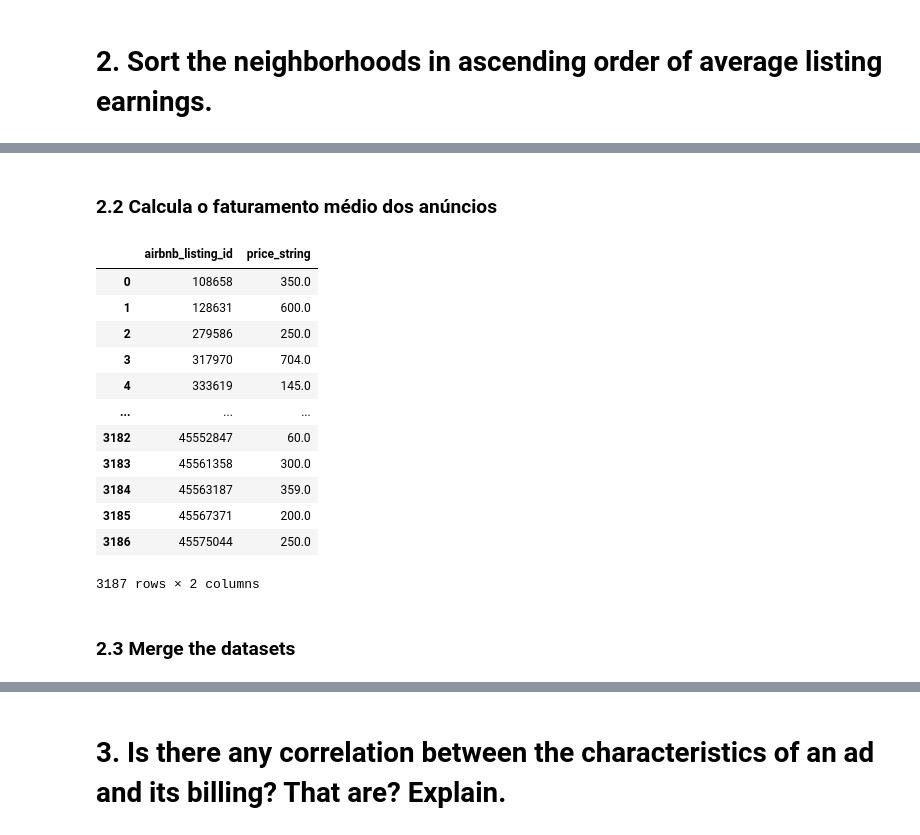
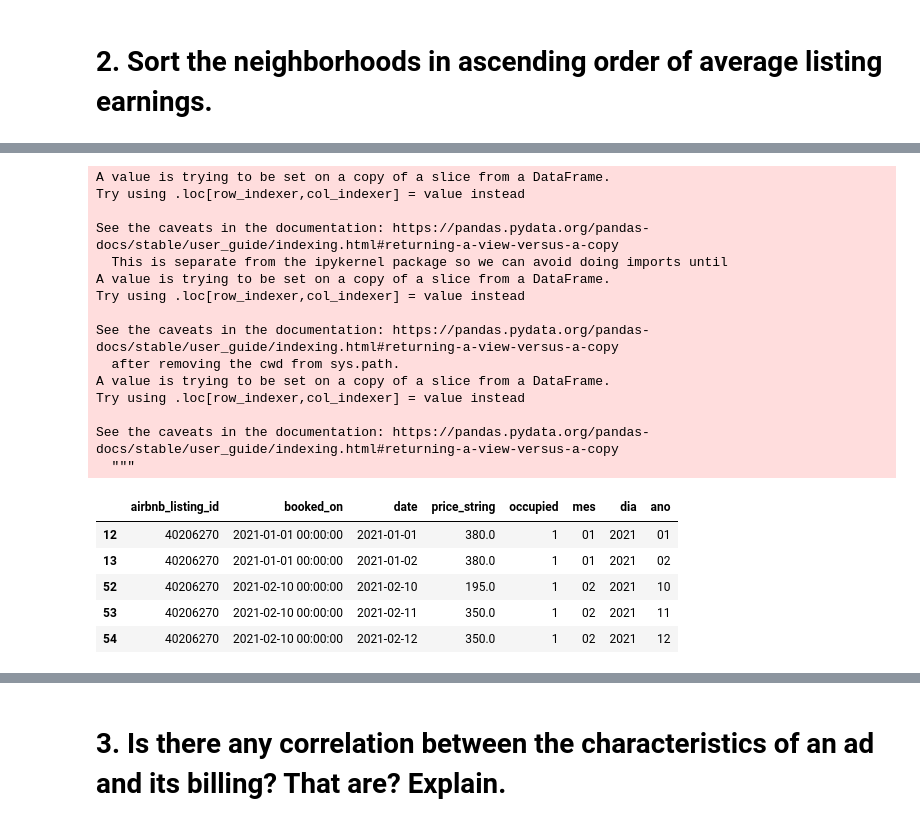
Before and after one commit to carneiroRomulo/SeazoneChallenge, a Jupyter notebook: Challenge.ipynb, the cells around one changed output, grey strips where cells are left out. Saved outputs shown, nothing was run; the diff lists cells and outputs as text; code cells hidden in the pictures.

Commit message:
Next Step: Change DataTime Format

```diff
--- a/Challenge.ipynb
+++ b/Challenge.ipynb
@@ -140,21 +124,29 @@ teste.head(10)
-# %% [markdown]
-### 2.2 Calcula o faturamento médio dos anúncios
-# %%
-price = teste.groupby('airbnb_listing_id', as_index=False).price_string.median()
-price
-# %% [output]
-|  | airbnb_listing_id | price_string |
-| 0 | 108658 | 350.0 |
-| 1 | 128631 | 600.0 |
-| 2 | 279586 | 250.0 |
-| 3 | 317970 | 704.0 |
-| 4 | 333619 | 145.0 |
-| ... | ... | ... |
-| 3182 | 45552847 | 60.0 |
-| 3183 | 45561358 | 300.0 |
-| 3184 | 45563187 | 359.0 |
-| 3185 | 45567371 | 200.0 |
-| 3186 | 45575044 | 250.0 |
-3187 rows × 2 columns
-# %% [markdown]
-### 2.3 Merge the datasets
+# %%
+# Selects only occupied IDs
+occupied = priceav_df.get(priceav_df['occupied']==1)
+occupied['mes'] = occupied['date'].apply(lambda x: str(x)[5:7])
+occupied['dia'] = occupied['date'].apply(lambda x: str(x)[:4])
+occupied['ano'] = occupied['date'].apply(lambda x: str(x)[8:])
+occupied.head()
+# %% [output]
+A value is trying to be set on a copy of a slice from a DataFrame.
+Try using .loc[row_indexer,col_indexer] = value instead
+
+See the caveats in the documentation: https://pandas.pydata.org/pandas-docs/stable/user_guide/indexing.html#returning-a-view-versus-a-copy
+  This is separate from the ipykernel package so we can avoid doing imports until
+A value is trying to be set on a copy of a slice from a DataFrame.
+Try using .loc[row_indexer,col_indexer] = value instead
+
+See the caveats in the documentation: https://pandas.pydata.org/pandas-docs/stable/user_guide/indexing.html#returning-a-view-versus-a-copy
+  after removing the cwd from sys.path.
+A value is trying to be set on a copy of a slice from a DataFrame.
+Try using .loc[row_indexer,col_indexer] = value instead
+
+See the caveats in the documentation: https://pandas.pydata.org/pandas-docs/stable/user_guide/indexing.html#returning-a-view-versus-a-copy
+  """
+|  | airbnb_listing_id | booked_on | date | price_string | occupied | mes | dia | ano |
+| 12 | 40206270 | 2021-01-01 00:00:00 | 2021-01-01 | 380.0 | 1 | 01 | 2021 | 01 |
+| 13 | 40206270 | 2021-01-01 00:00:00 | 2021-01-02 | 380.0 | 1 | 01 | 2021 | 02 |
+| 52 | 40206270 | 2021-02-10 00:00:00 | 2021-02-10 | 195.0 | 1 | 02 | 2021 | 10 |
+| 53 | 40206270 | 2021-02-10 00:00:00 | 2021-02-11 | 350.0 | 1 | 02 | 2021 | 11 |
+| 54 | 40206270 | 2021-02-10 00:00:00 | 2021-02-12 | 350.0 | 1 | 02 | 2021 | 12 |
```
Also changed, not shown: parts of 25 cells of this notebook.
